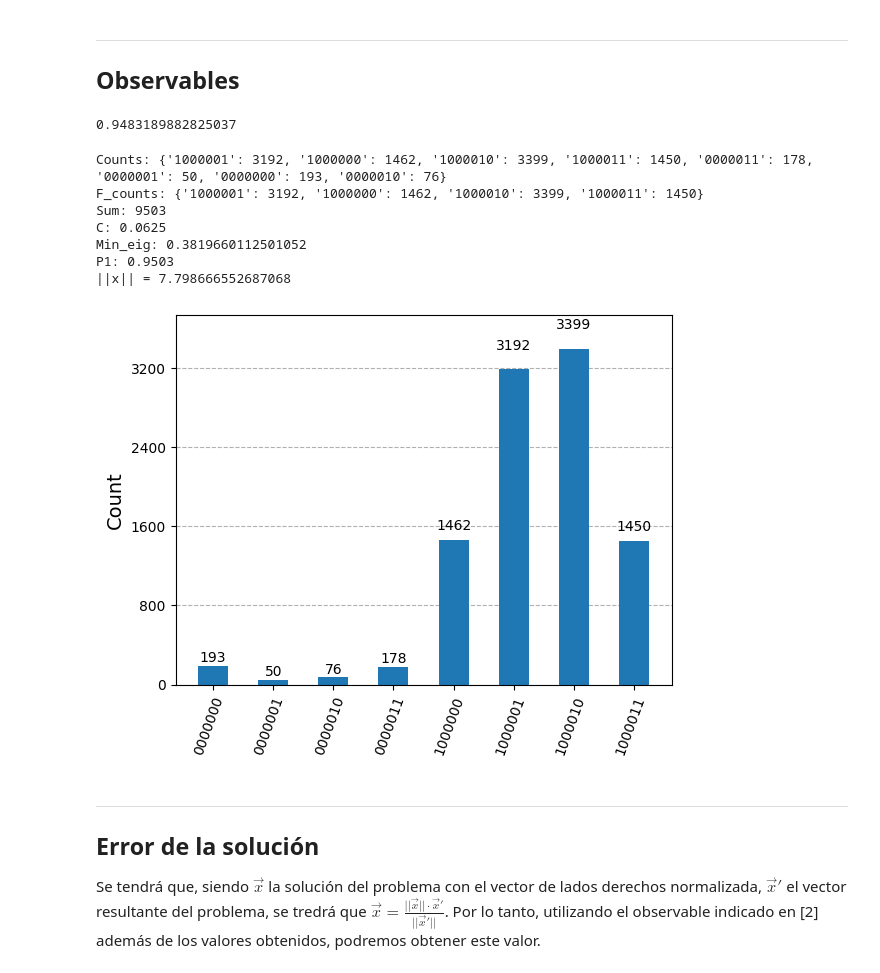
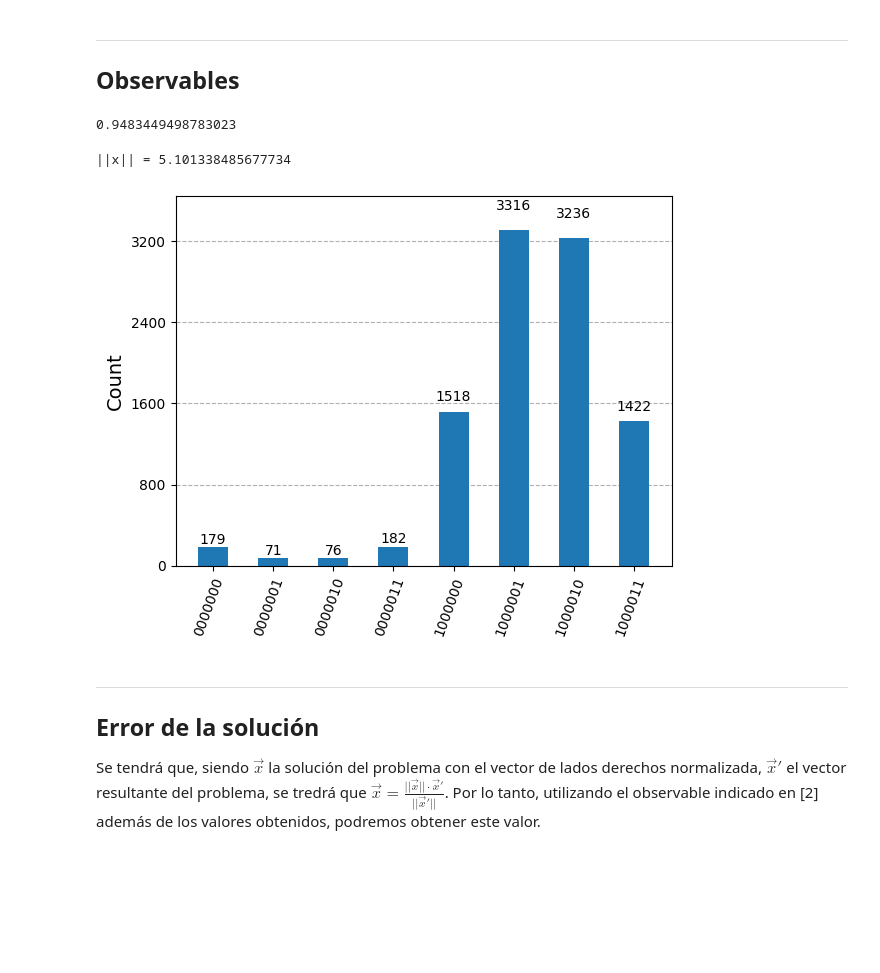
Before and after one commit to Nicofero/CITMAGA, a Jupyter notebook: Pruebas_Qiskit.ipynb, the cells around one changed output. Drawn from its saved outputs; the diff is of its cells as text; code cells hidden in the pictures; blank space fills up the shorter version.

```diff
--- a/Pruebas_Qiskit.ipynb
+++ b/Pruebas_Qiskit.ipynb
@@ -54,7 +54,7 @@ hhl.draw('mpl')
 # %%
 vector = np.array([1]*4)
 matrix = tridiag_matrix(2,-1,4)
-hhl,_ = build_circuit(matrix,vector,flag=True)
+hhl,scaling = build_circuit(matrix,vector,flag=True)
 hhl.decompose(reps=0).draw('mpl')
 # %% [output]
 [figure]
@@ -159,54 +159,43 @@ The norm of the diff is: 0.1298352960038746
 hhl.remove_final_measurements()
 st = Statevector(hhl).data.real
 st = st**2
-prob = 0
 
-for i in range(4):
-    prob+=st[64+i]
+num = int(len(st)/2)
+
+prob = sum(st[num:])
 
 print(prob)
 # %% [output]
-0.9483189882825037
+0.9483449498783023
 # %%
 from qiskit_aer.primitives import SamplerV2
 
 sim = AerSimulator()
 hhl_meas = hhl
 hhl.remove_final_measurements()
 hhl_meas.measure_all()
 
 hhl_meas = transpile(hhl,sim)
 
 sampler = SamplerV2()
 shots = 10000
 
 job = sampler.run([hhl_meas],shots=shots)
 job_result = job.result()
 counts=job_result[0].data.meas.get_counts()
 filtered_counts = {k: v for k, v in counts.items() if k[0] == '1'}
 total_filtered_counts = sum(filtered_counts.values())
-norm_b2 = np.linalg.norm(vector)**2
+norm_b = np.linalg.norm(vector)
 
 P1 = total_filtered_counts/shots
-eigs = np.linalg.eigvals(matrix)
-nl = hhl.qregs[1].size
-C = get_delta(nl,min(eigs),max(eigs))
-
-print(f'Counts: {counts}\nF_counts: {filtered_counts}\nSum: {total_filtered_counts}\nC: {C}\nMin_eig: {min(eigs)}\nP1: {P1}')
-norm_x = (P1/(C**2*norm_b2))**0.5
+norm_x = np.sqrt(P1)*norm_b/(scaling)
 
 print(f'||x|| = {norm_x}')
 
 plot_histogram(counts)
 # %% [output]
-Counts: {'1000001': 3192, '1000000': 1462, '1000010': 3399, '1000011': 1450, '0000011': 178, '0000001': 50, '0000000': 193, '0000010': 76}
-F_counts: {'1000001': 3192, '1000000': 1462, '1000010': 3399, '1000011': 1450}
-Sum: 9503
-C: 0.0625
-Min_eig: 0.3819660112501052
-P1: 0.9503
-||x|| = 7.798666552687068
+||x|| = 5.101338485677734
-[figure, old version]
+[figure, new version]
 # %% [markdown]
 ---
 ## Error de la solución
```
Also changed, not shown: parts of 7 cells of this notebook, 1 other file.
